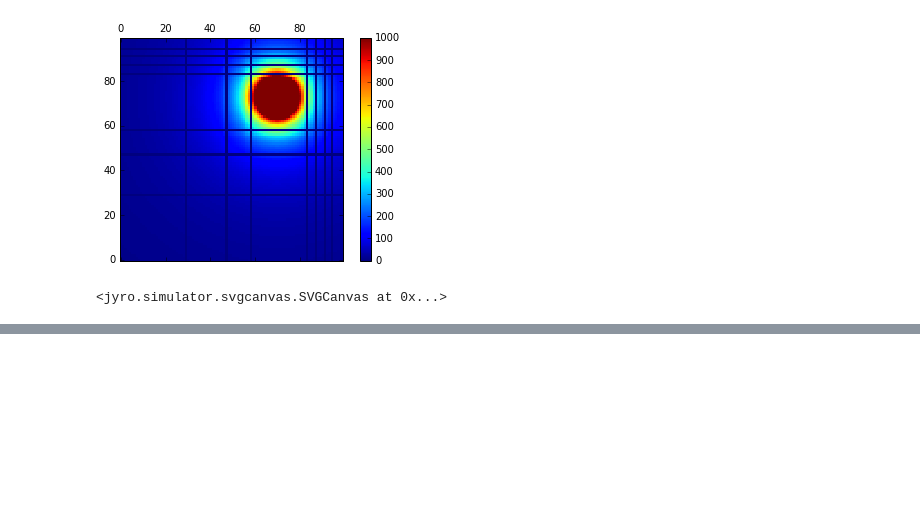
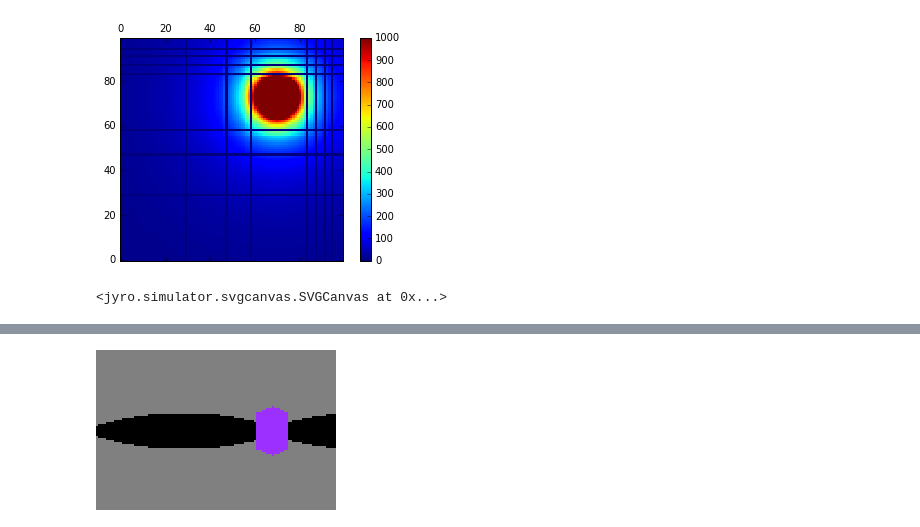
Before and after one commit to ArtificialIntelligenceToolkit/jyro, a Jupyter notebook: docs/Jyro Simulator.ipynb, the cells around one changed output, grey strips where cells are left out. Cells and saved outputs as stored; diff of their text form; code cells hidden in the pictures; blank space fills up the shorter version.

Commit message:
Scaling image

```diff
--- a/docs/Jyro Simulator.ipynb
+++ b/docs/Jyro Simulator.ipynb
@@ -215,7 +215,7 @@ sim.draw(canvas)
 # %% [output]
 <jyro.simulator.svgcanvas.SVGCanvas at 0x...>
 # %%
-robot.addDevice(Camera())
+robot.addDevice(Camera(120, 80))
 # %%
 robot.updateDevices()
 # %%
@@ -230,3 +230,10 @@ for i in range(10):
 robot.device["camera"].getData()
 # %% [output]
 [figure]
+# %%
+import PIL
+img = robot.device["camera"].getData()
+img = img.resize((240, 160))
+img
+# %% [output]
+[figure, added]
```
